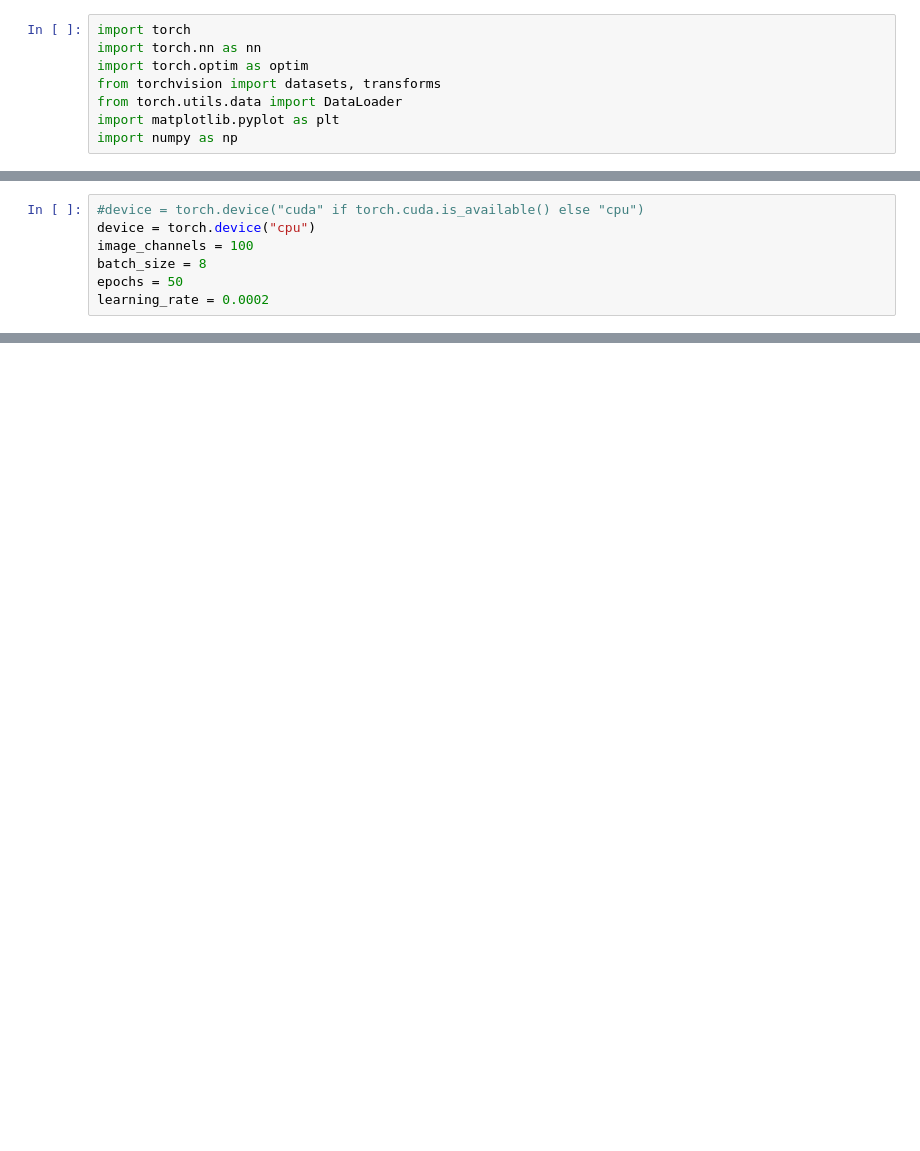
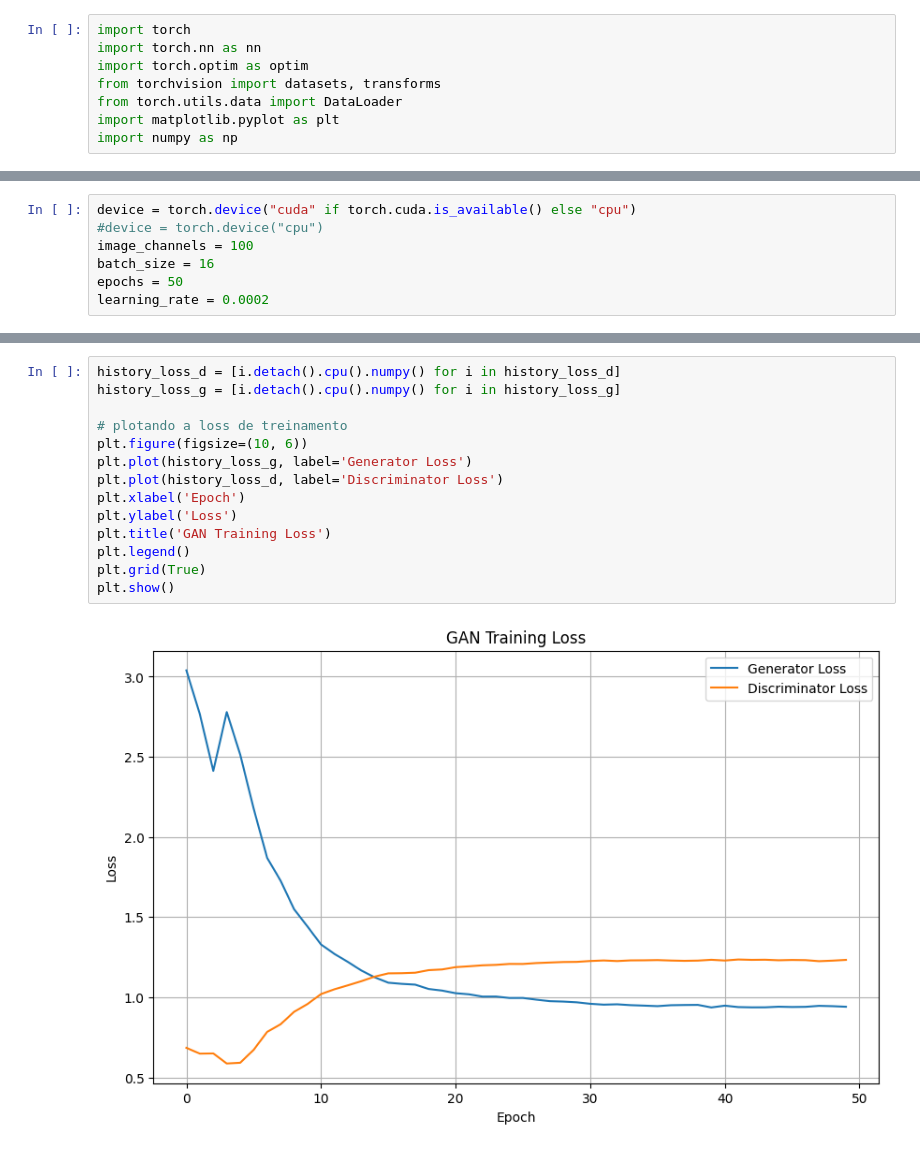
Before and after one commit to anasofia0/gan, a Jupyter notebook: gan.ipynb, the cells around one changed output, grey strips where cells are left out. Cells and saved outputs as stored; diff of their text form; blank space fills up the shorter version.

Commit message:
finished training

```diff
--- a/gan.ipynb
+++ b/gan.ipynb
@@ -9,7 +46,7 @@ import numpy as np
 # %%
-#device = torch.device("cuda" if torch.cuda.is_available() else "cpu")
-device = torch.device("cpu")
+device = torch.device("cuda" if torch.cuda.is_available() else "cpu")
+#device = torch.device("cpu")
 image_channels = 100
-batch_size = 8
+batch_size = 16
 epochs = 50
 learning_rate = 0.0002
@@ -166,0 +223,16 @@ torch.save(discriminator.state_dict(), './models/discriminator.pth')
+# %%
+history_loss_d = [i.detach().cpu().numpy() for i in history_loss_d]
+history_loss_g = [i.detach().cpu().numpy() for i in history_loss_g]
+
+# plotando a loss de treinamento
+plt.figure(figsize=(10, 6))
+plt.plot(history_loss_g, label='Generator Loss')
+plt.plot(history_loss_d, label='Discriminator Loss')
+plt.xlabel('Epoch')
+plt.ylabel('Loss')
+plt.title('GAN Training Loss')
+plt.legend()
+plt.grid(True)
+plt.show()
+# %% [output]
+[figure, added]
```
Also changed, not shown: parts of 13 cells of this notebook, 5 other files.
